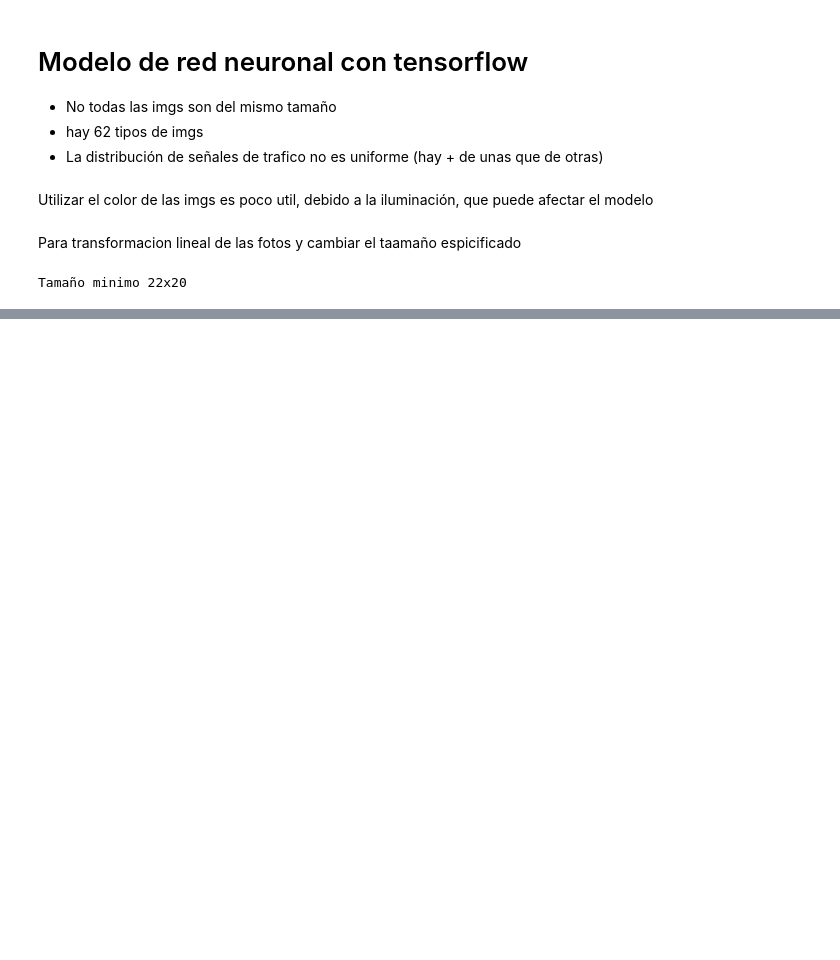
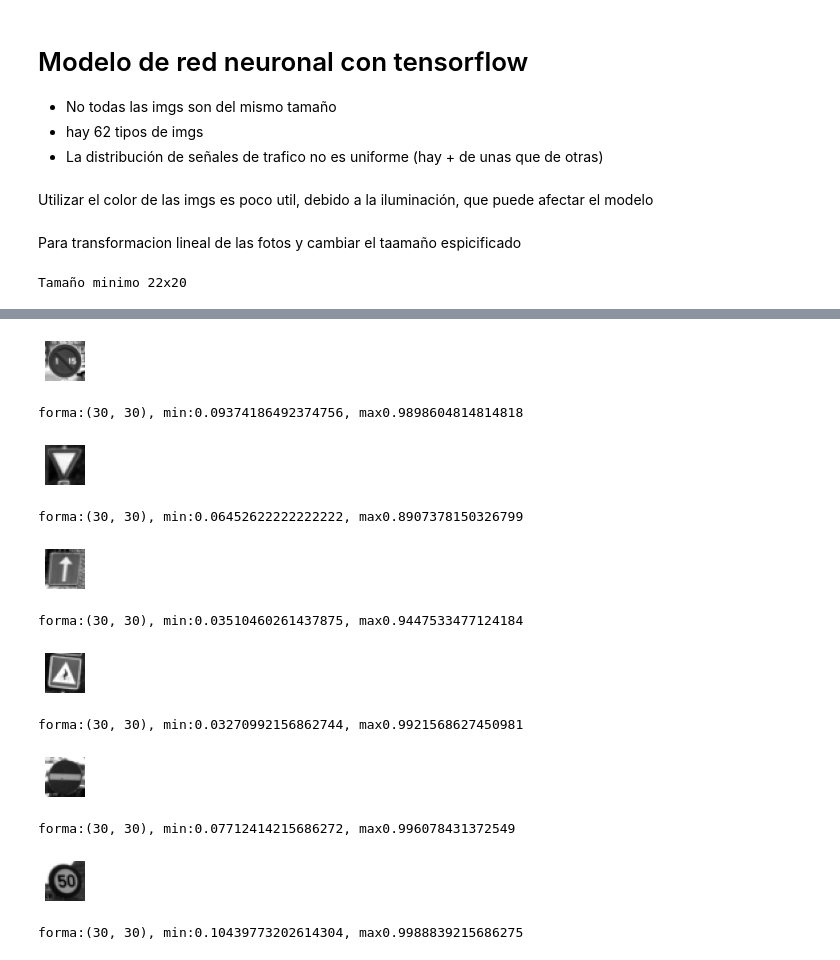
Before and after one commit to arcadio2/Ciencia-de-datos-con-python, a Jupyter notebook: Introducción a tensorflow.ipynb, the cells around one changed output, grey strips where cells are left out. Cells and saved outputs as stored; diff of their text form; code cells hidden in the pictures; blank space fills up the shorter version.

```diff
--- a/Introducción a tensorflow.ipynb
+++ b/Introducción a tensorflow.ipynb
@@ -244,0 +251,27 @@ forma:(30, 30, 3), min:0.05076252723311553, max0.8844444444444444
+# %%
+images30 = np.array(images30)
+images30 = rgb2gray(images30)
+# %%
+for i in range(len(rand_sings)):
+    temp_im = images30[rand_sings[i]]
+    plt.subplot(1,6,i+1)
+    plt.axis("off")
+    plt.imshow(temp_im, cmap="gray")
+    plt.subplots_adjust(wspace=0.5)
+    plt.show()
+    print("forma:{0}, min:{1}, max{2}".format(temp_im.shape,
+                                              temp_im.min(),
+                                              temp_im.max() ))
+# %% [output]
+[figure, added]
+forma:(30, 30), min:0.09374186492374756, max0.9898604814814818
+[figure, added]
+forma:(30, 30), min:0.06452622222222222, max0.8907378150326799
+[figure, added]
+forma:(30, 30), min:0.03510460261437875, max0.9447533477124184
+[figure, added]
+forma:(30, 30), min:0.03270992156862744, max0.9921568627450981
+[figure, added]
+forma:(30, 30), min:0.07712414215686272, max0.996078431372549
+[figure, added]
+forma:(30, 30), min:0.10439773202614304, max0.9988839215686275
```
Also changed, not shown: parts of 7 cells of this notebook.
